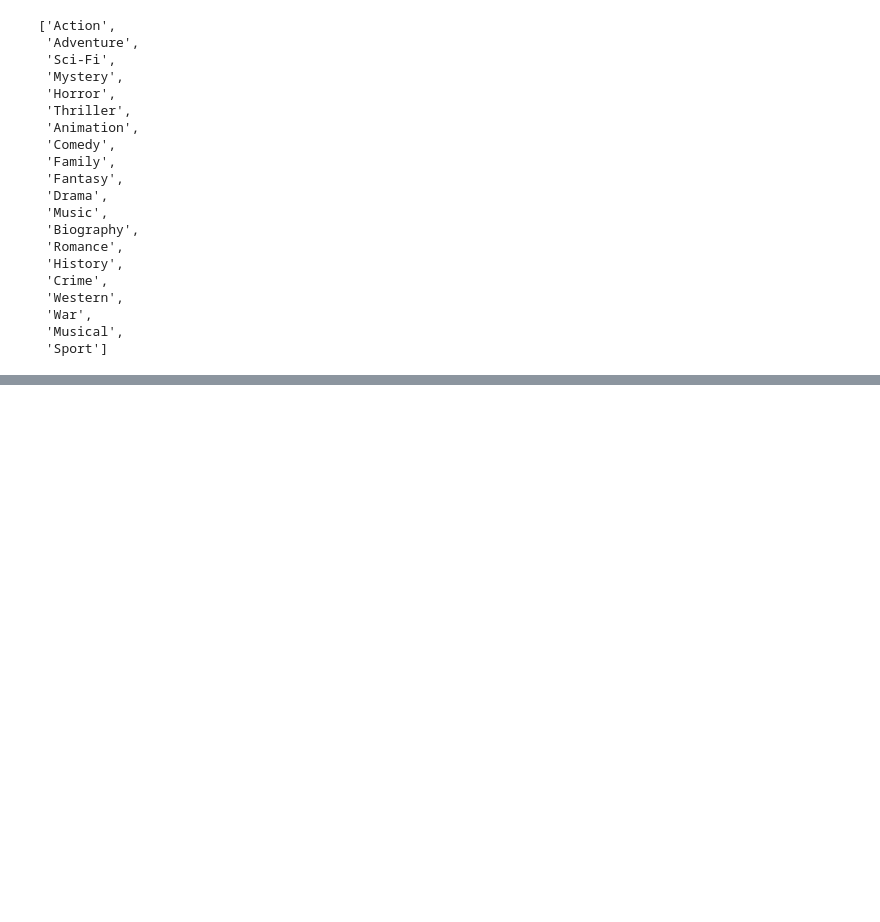
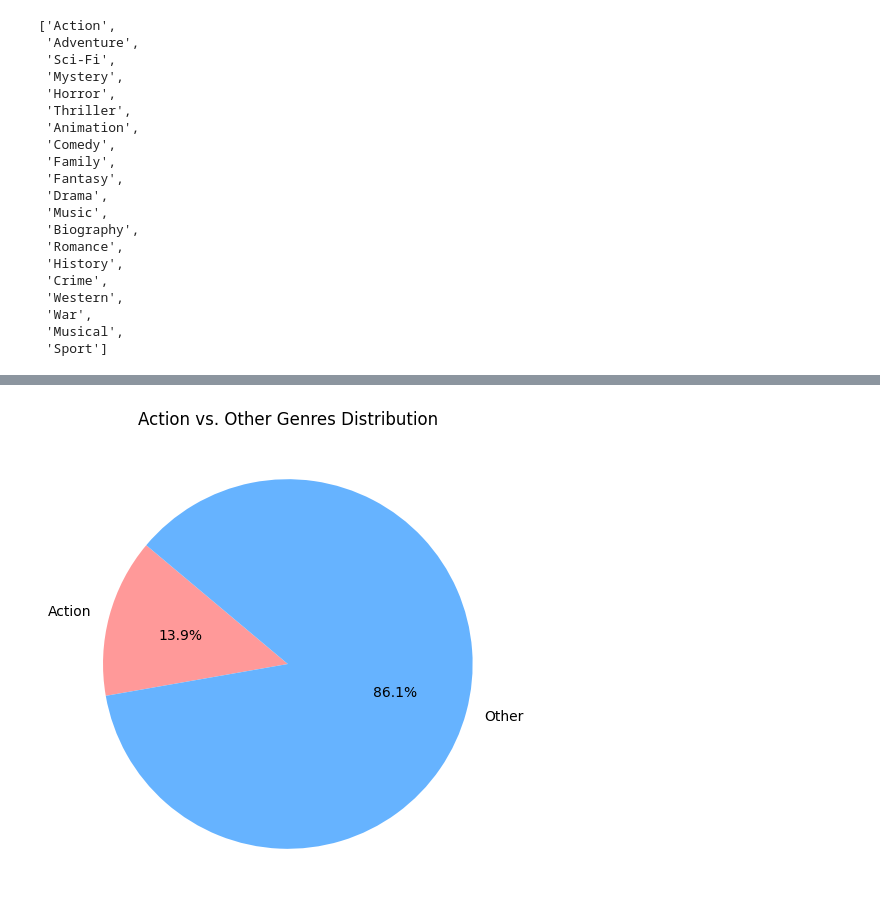
Before and after one commit to Code-with-lata/Data-Visualization, a Jupyter notebook: Python_Project.ipynb, the cells around one changed output, grey strips where cells are left out. Saved outputs shown, nothing was run; the diff lists cells and outputs as text; code cells hidden in the pictures; blank space fills up the shorter version.

```diff
--- a/Python_Project.ipynb
+++ b/Python_Project.ipynb
@@ -443,0 +474,42 @@ plt.show()
+# %%
+import matplotlib.pyplot as plt
+
+# Original data as a list of tuples
+data = [('Drama', 513),
+        ('Action', 303),
+        ('Comedy', 279),
+        ('Adventure', 259),
+        ('Thriller', 195),
+        ('Crime', 150),
+        ('Romance', 141),
+        ('Sci-Fi', 120),
+        ('Horror', 119),
+        ('Mystery', 106)]
+
+# Separate the "Action" genre and combine the rest into "Other"
+action_count = 0
+other_count = 0
+
+for genre, count in data:
+    if genre == "Action":
+        action_count = count
+    else:
+        other_count += count
+
+# New data for the pie chart
+new_data = [('Action', action_count), ('Other', other_count)]
+
+# Unpacking the new data into two lists: genres and counts
+genres, counts = zip(*new_data)
+
+# Plotting the pie chart
+plt.figure(figsize=(8, 6))
+plt.pie(counts, labels=genres, autopct='%1.1f%%', startangle=140, colors=['#ff9999','#66b3ff'])
+
+# Adding a title
+plt.title('Action vs. Other Genres Distribution')
+
+# Displaying the plot
+plt.show()
+# %% [output]
+[figure, added]
```
Also changed, not shown: parts of 3 cells of this notebook, 3 other files.
